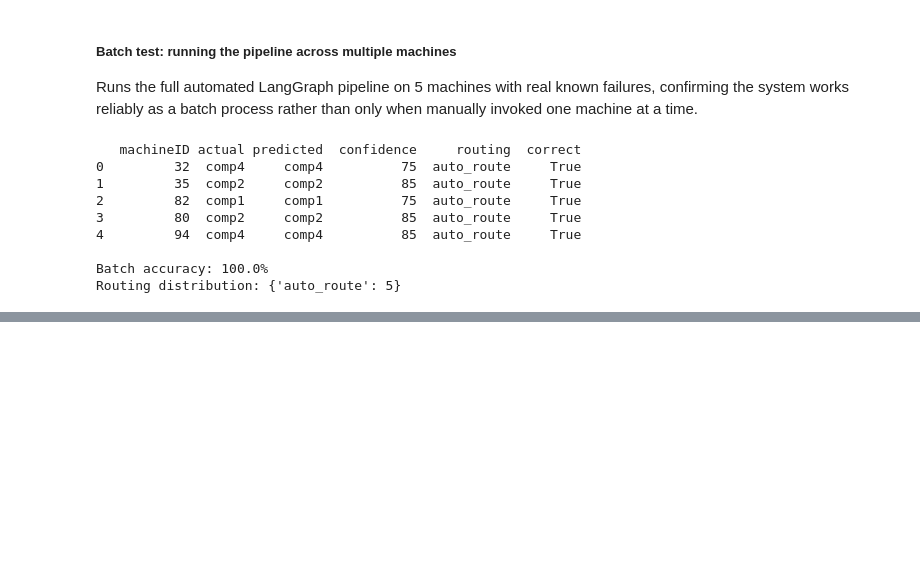
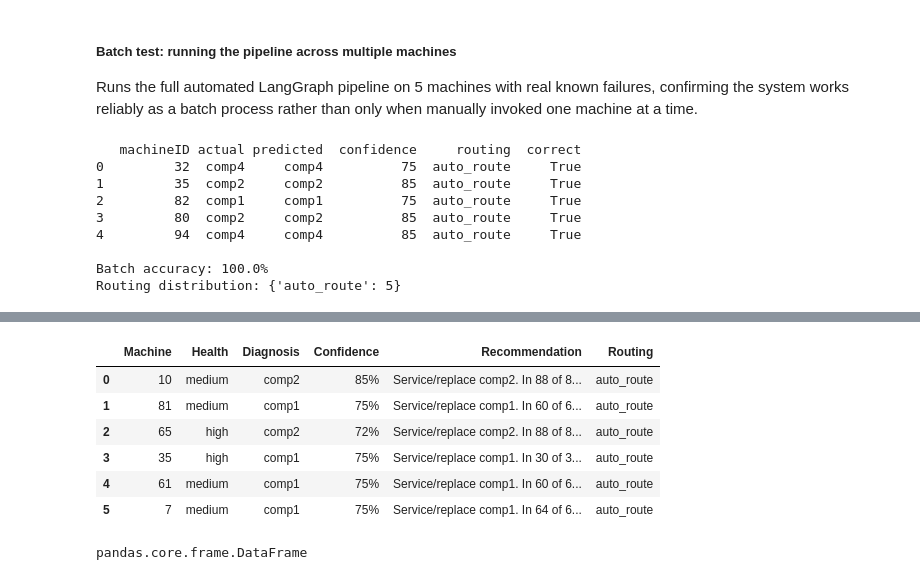
Before and after one commit to karthekeyan/agentic-predictive-maintenance, a Jupyter notebook: notebooks/01_data_exploration.ipynb, the cells around one changed output, grey strips where cells are left out. Drawn from its saved outputs; the diff is of its cells as text; code cells hidden in the pictures; blank space fills up the shorter version.

```diff
--- a/notebooks/01_data_exploration.ipynb
+++ b/notebooks/01_data_exploration.ipynb
@@ -2535,0 +2587,20 @@ Routing distribution: {'auto_route': 5}
+# %%
+# Combine a random sample with the known ambiguous case, for a more representative demo
+random_sample = failures.sample(5, random_state=2024)
+machine7_case = failures[failures['machineID'] == 7].sample(1, random_state=1)
+demo_sample = pd.concat([random_sample, machine7_case])
+
+demo_dashboard_df = run_batch_dashboard(demo_sample, telemetry_scored, failures, maint, machines, mtbf_table, pipeline)
+demo_dashboard_df
+# %% [output]
+|  | Machine | Health | Diagnosis | Confidence | Recommendation | Routing |
+| 0 | 10 | medium | comp2 | 85% | Service/replace comp2. In 88 of 8... | auto_route |
+| 1 | 81 | medium | comp1 | 75% | Service/replace comp1. In 60 of 6... | auto_route |
+| 2 | 65 | high | comp2 | 72% | Service/replace comp2. In 88 of 8... | auto_route |
+| 3 | 35 | high | comp1 | 75% | Service/replace comp1. In 30 of 3... | auto_route |
+| 4 | 61 | medium | comp1 | 75% | Service/replace comp1. In 60 of 6... | auto_route |
+| 5 | 7 | medium | comp1 | 75% | Service/replace comp1. In 64 of 6... | auto_route |
+# %%
+type(demo_dashboard_df)
+# %% [output]
+pandas.core.frame.DataFrame
```
Also changed, not shown: parts of 8 cells of this notebook.
